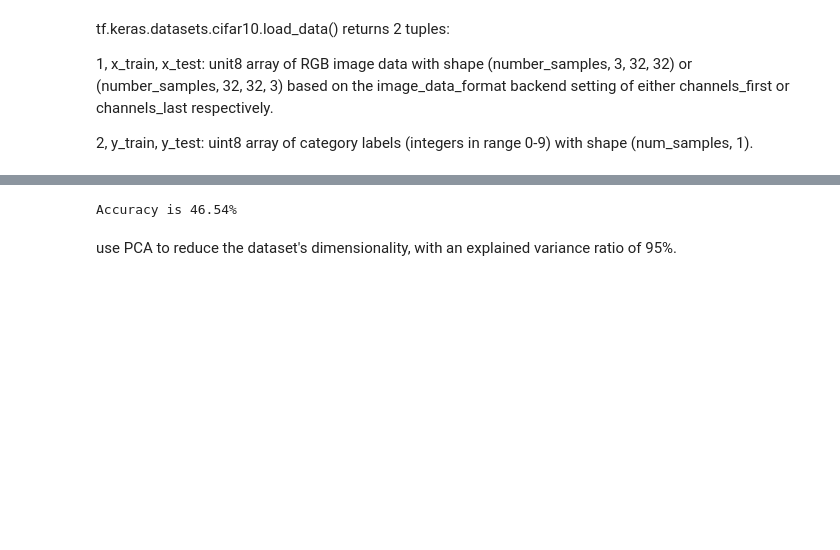
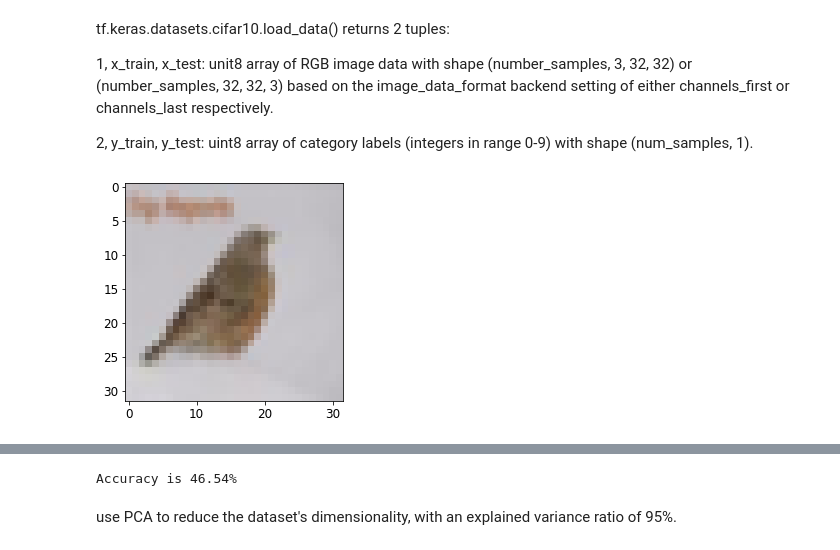
Before and after one commit to abbyWoot/AML, a Jupyter notebook: AML_Project3_JiahuiWu.ipynb, the cells around one changed output, grey strips where cells are left out. Saved outputs shown, nothing was run; the diff lists cells and outputs as text; code cells hidden in the pictures; blank space fills up the shorter version.

```diff
--- a/AML_Project3_JiahuiWu.ipynb
+++ b/AML_Project3_JiahuiWu.ipynb
@@ -65,3 +69,9 @@ tf.keras.datasets.cifar10.load_data() returns 2 tuples:
 1, x_train, x_test: unit8 array of RGB image data with shape (number_samples, 3, 32, 32) or (number_samples, 32, 32, 3) based on the image_data_format backend setting of either channels_first or channels_last respectively.
 
 2, y_train, y_test: uint8 array of category labels (integers in range 0-9) with shape (num_samples, 1).
+# %%
+#playing
+plt.figure(10)
+img = plt.imshow(X_train[108])
+# %% [output]
+[figure, added]
```
Also changed, not shown: parts of 27 cells of this notebook.
